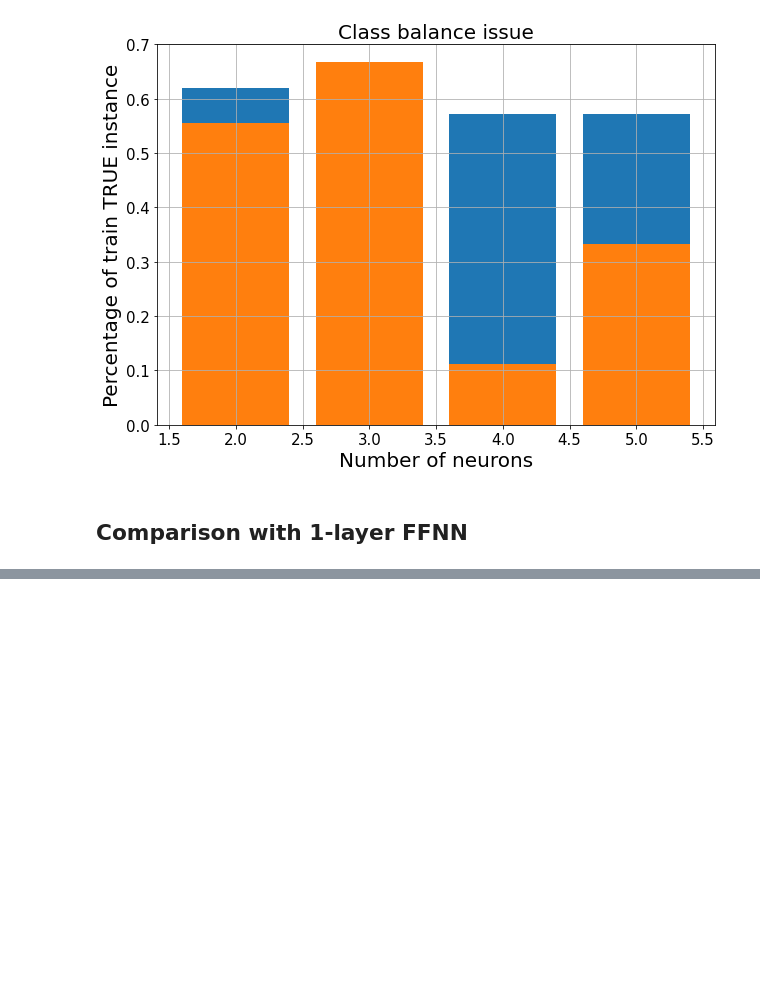
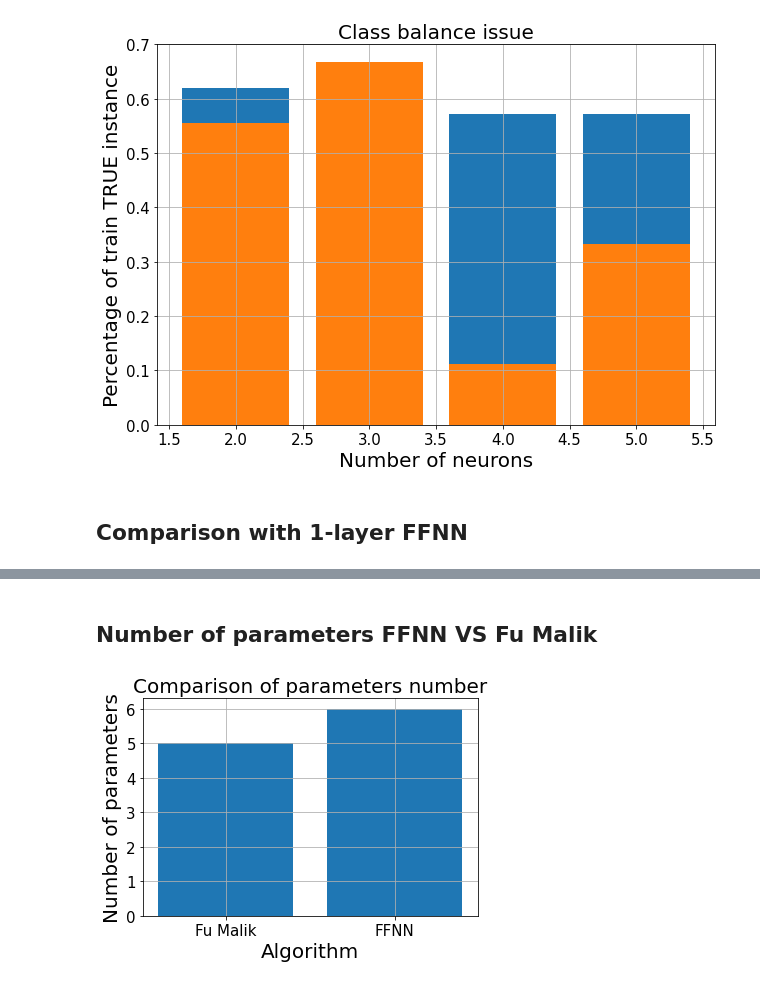
Before and after one commit to PashaIanko/Binarized-Neural-Network, a Jupyter notebook: main_refactor.ipynb, the cells around one changed output, grey strips where cells are left out. Cells and saved outputs as stored; diff of their text form; code cells hidden in the pictures; blank space fills up the shorter version.

```diff
--- a/main_refactor.ipynb
+++ b/main_refactor.ipynb
@@ -698,0 +745,14 @@ run_experiment_(
+# %% [markdown]
+## Number of parameters FFNN VS Fu Malik
+# %%
+fig, ax = plt.subplots()
+plot_bar(
+    ax,
+    x = ['Fu Malik', 'FFNN'],
+    y = [experiment_results['n_neurons'], experiment_results['ffnn_n_parameters']],
+    xlab = 'Algorithm',
+    ylab = 'Number of parameters',
+    title = 'Comparison of parameters number'
+)
+# %% [output]
+[figure, added]
```
Also changed, not shown: parts of 11 cells of this notebook.
